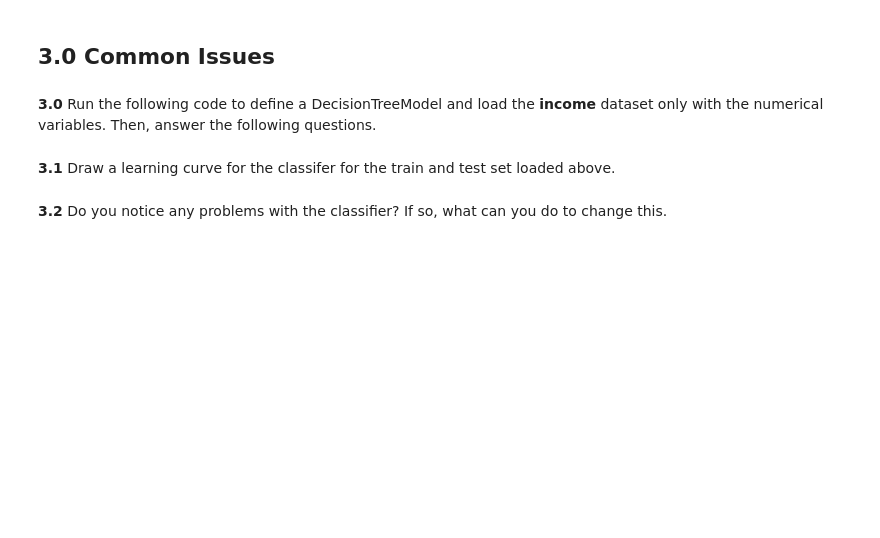
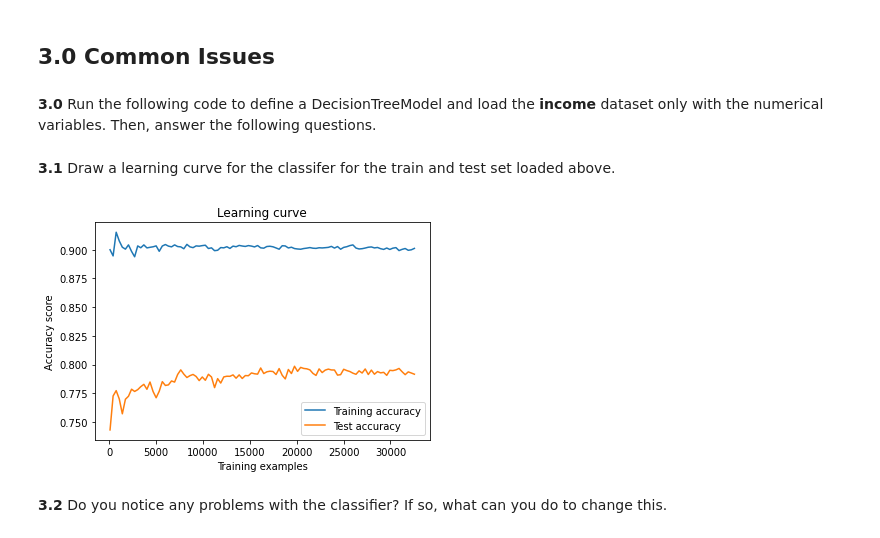
Before and after one commit to NickKaparinos/Pattern-Recognition-Swipe-Classification, a Jupyter notebook: DecisionTrees.ipynb, the cells around one changed output. Drawn from its saved outputs; the diff is of its cells as text; code cells hidden in the pictures; blank space fills up the shorter version.

```diff
--- a/DecisionTrees.ipynb
+++ b/DecisionTrees.ipynb
@@ -247,11 +314,43 @@ y_test = data_test['income'].values
 classifier = DecisionTreeClassifier(min_samples_leaf=4)
 # %% [markdown]
 **3.1** Draw a learning curve for the classifer for the train and test set loaded above.
-# %%
-# BEGIN CODE HERE
-def learning_curve(): #Use any parameters you need
-    pass
-
-#END CODE HERE
+# %%
+# BEGIN CODE HERE
+import matplotlib.pyplot as plt
+import seaborn as sns
+# classifier = DecisionTreeClassifier(min_samples_leaf=4)
+
+def learning_curve(classifier,X_train, y_train, X_test, y_test): #Use any parameters you need
+    numSamples = np.linspace(100,X_train.shape[0],100,dtype=int)
+    training_acc = []
+    test_acc = []
+    for n in numSamples:
+        # Data set
+        X_train_new = X_train[:n]
+        y_train_new = y_train[:n]
+
+        # Training
+        classifier.fit(X_train_new, y_train_new)
+
+        # Predictions
+        y_pred_train = classifier.predict(X_train_new)
+        y_pred_test = classifier.predict(X_test)
+
+        # Append training and test accuracy
+        training_acc.append(accuracy_score(y_train_new, y_pred_train))
+        test_acc.append(accuracy_score(y_test, y_pred_test))
+
+    # Plot learning curve
+    sns.lineplot(x=numSamples,y=training_acc,label="Training accuracy")
+    sns.lineplot(x=numSamples,y=test_acc, label="Test accuracy")
+    plt.title('Learning curve')
+    plt.xlabel('Training examples')
+    plt.ylabel('Accuracy score')
+
+# Run learning curve
+learning_curve(classifier,X_train, y_train, X_test, y_test)
+#END CODE HERE
+# %% [output]
+[figure, added]
 # %% [markdown]
 **3.2** Do you notice any problems with the classifier? If so, what can you do to change this.
```
Also changed, not shown: parts of 10 cells of this notebook.
